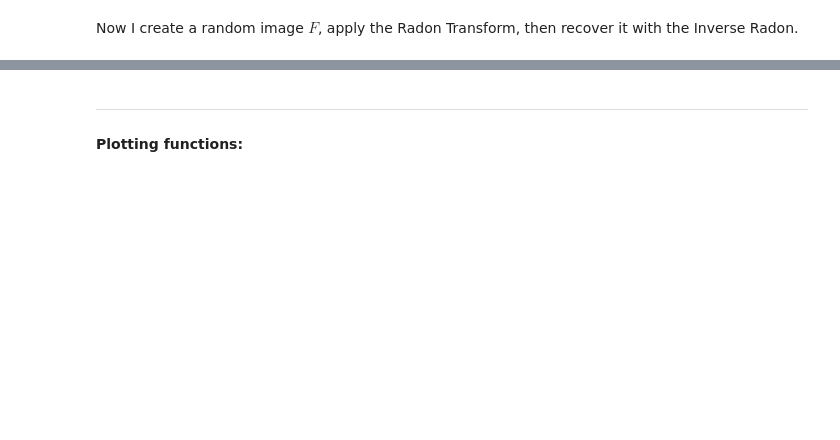
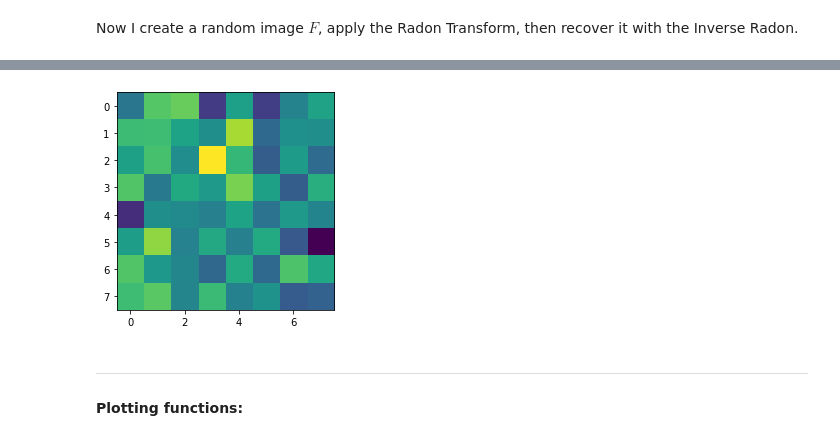
Before and after one commit to leonardobohac/Radon-Inverse, a Jupyter notebook: Radon & Exact Inverse.ipynb, the cells around one changed output, grey strips where cells are left out. Saved outputs shown, nothing was run; the diff lists cells and outputs as text; code cells hidden in the pictures; blank space fills up the shorter version.

```diff
--- a/Radon & Exact Inverse.ipynb
+++ b/Radon & Exact Inverse.ipynb
@@ -233,7 +229,9 @@ def GenerateKernel():
 
                     if(W > 0):
 
-                        dl = np.longdouble(h*W)
+                        getcontext().prec = prec
+
+                        dl = Decimal(h)*Decimal(W)
 
                         line_kernel.append([i,j,dl])
 
@@ -299,7 +297,11 @@ IKernel = InverseKernel()
 # %%
 def Radon(F):
 
-    R = np.zeros((NA, ND), dtype=np.longdouble)
+    getcontext().prec = prec
+
+    F = [[Decimal(F[i][j]) for j in range(N)] for i in range(N)]
+
+    R = [[Decimal(0) for d in range(ND)] for a in range(NA)]
 
     for a in range(NA):
         for d in range(ND):
@@ -314,13 +316,15 @@ def Radon(F):
                 j  = k[1]
                 dl = k[2]
 
-                R[a][d] += F[i,j] * dl
+                R[a][d] += F[i][j] * dl
 
     return R
 # %%
 def InverseRadon(R):
 
-    IR = np.zeros((N,N), dtype=np.longdouble)
+    getcontext().prec = prec
+
+    IR = [[Decimal(0) for n in range(N)] for nn in range(N)]
 
     for IK in IKernel:
 
@@ -334,9 +338,9 @@ def InverseRadon(R):
 
         f = sum([IR[k[0]][k[1]]*k[2] for k in K if k[0]!=i or k[1]!=j])
 
-        IR[i,j] = (R[a][d]-f)/dl
+        IR[i][j] = (R[a][d]-f)/dl
 
-    return IR
+    return array([[np.float64(IR[n][nn]) for n in range(N)] for nn in range(N)]).T
 # %% [markdown]
 Now I create a random image $F$, apply the Radon Transform, then recover it with the Inverse Radon.
 # %%
@@ -354,3 +362,7 @@ np.max(np.abs(F - IR))
+# %%
+plt.imshow(IR);
+# %% [output]
+[figure, added]
 # %% [markdown]
 _______
 #### Plotting functions:
```
Also changed, not shown: parts of 24 cells of this notebook.
